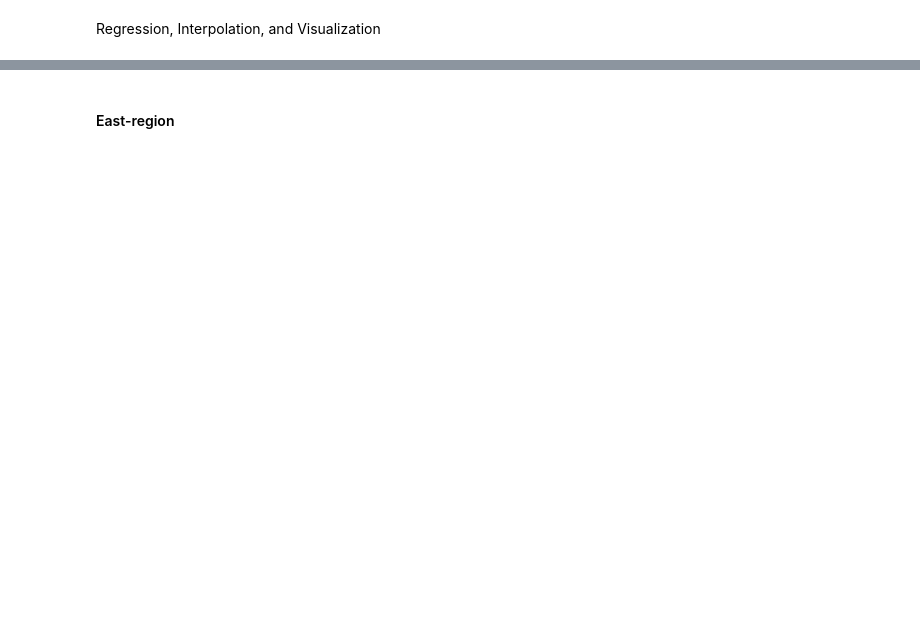
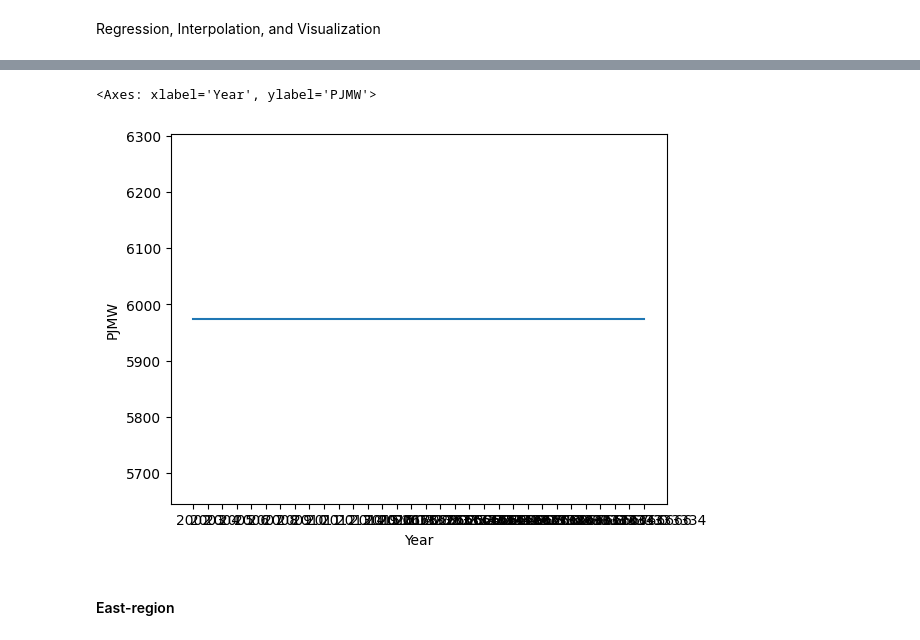
Before and after one commit to McSpillaro/Freelance-Portfolio, a Jupyter notebook: Projects/(c) PJM Energy/energyPredict.ipynb, the cells around one changed output, grey strips where cells are left out. Saved outputs shown, nothing was run; the diff lists cells and outputs as text; code cells hidden in the pictures; blank space fills up the shorter version.

```diff
--- a/Projects/(c) PJM Energy/energyPredict.ipynb
+++ b/Projects/(c) PJM Energy/energyPredict.ipynb
@@ -197,0 +218,16 @@ plotDF = pd.DataFrame(yr_v_pjmw) # creating dataframe from dictionary for plotti
+# %%
+yy = np.concatenate(
+    (avg_per_year, regr_avg_per_year),
+    axis=0
+)
+
+xx = np.concatenate(
+    (x_Years, new_year),
+    axis=0
+)
+
+yr_v_pjmw = {'Year':xx,
+             'PJMW':yy}
+
+plotDF2 = pd.DataFrame(yr_v_pjmw)
+plotDF2
@@ -198,3 +259,10 @@ plotDF = pd.DataFrame(yr_v_pjmw) # creating dataframe from dictionary for plotti
+# %%
+sns.lineplot(data=plotDF2,
+             x='Year',
+             y='PJMW')
+# %% [output]
+<Axes: xlabel='Year', ylabel='PJMW'>
+[figure, added]
 # %% [markdown]
 #### East-region
 # %%
```
Also changed, not shown: parts of 10 cells of this notebook.
